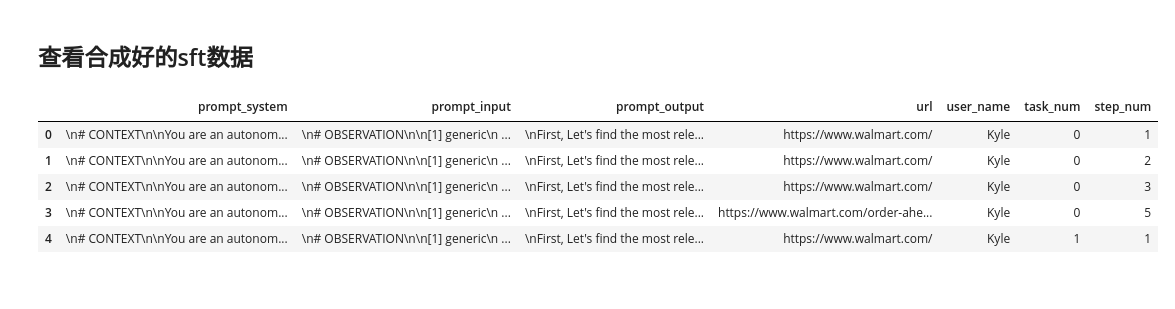
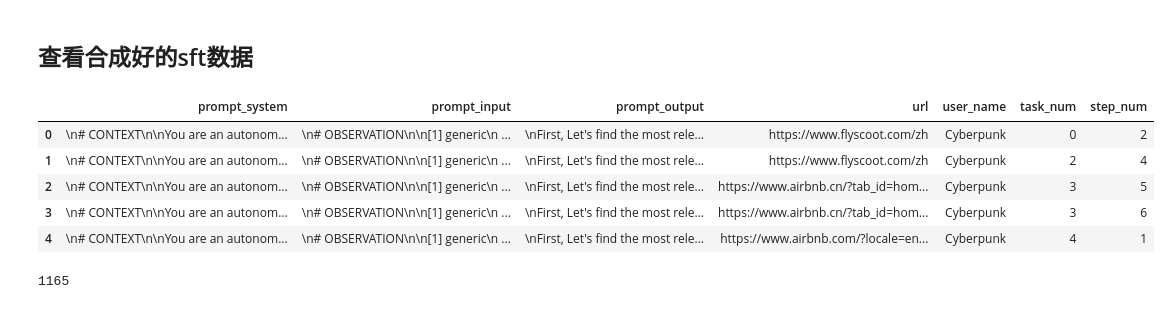
Before and after one commit to azusa-li/UI-Agent, a Jupyter notebook: watch_data.ipynb, the cells around one changed output. Drawn from its saved outputs; the diff is of its cells as text; code cells hidden in the pictures.

Commit message:
preparing sft data

```diff
--- a/watch_data.ipynb
+++ b/watch_data.ipynb
@@ -219,17 +219,25 @@ File: HATBTBS.json
 # %%
 import json
 import pandas as pd
 
-sample_sft_data_path = "./sft_data/Kyle_sft.jsonl"
+prefix = "selected_50"
+# user_name = "Cyberpunk"
+
+# sample_sft_data_path = f"./sft_data/{prefix}/{user_name}_{prefix}_0_50_sft.jsonl"
+sample_sft_data_path = f"./data/sft_data/{prefix}/all_{prefix}_sft.jsonl"
 
 sample_sft_data = pd.read_json(sample_sft_data_path, lines=True)
 sample_sft_data.head()
 # %% [output]
 |  | prompt_system | prompt_input | prompt_output | url | user_name | task_num | step_num |
-| 0 | \n# CONTEXT\n\nYou are an autonom... | \n# OBSERVATION\n\n[1] generic\n ... | \nFirst, Let's find the most rele... | https://www.walmart.com/ | Kyle | 0 | 1 |
-| 1 | \n# CONTEXT\n\nYou are an autonom... | \n# OBSERVATION\n\n[1] generic\n ... | \nFirst, Let's find the most rele... | https://www.walmart.com/ | Kyle | 0 | 2 |
-| 2 | \n# CONTEXT\n\nYou are an autonom... | \n# OBSERVATION\n\n[1] generic\n ... | \nFirst, Let's find the most rele... | https://www.walmart.com/ | Kyle | 0 | 3 |
-| 3 | \n# CONTEXT\n\nYou are an autonom... | \n# OBSERVATION\n\n[1] generic\n ... | \nFirst, Let's find the most rele... | https://www.walmart.com/order-ahe... | Kyle | 0 | 5 |
-| 4 | \n# CONTEXT\n\nYou are an autonom... | \n# OBSERVATION\n\n[1] generic\n ... | \nFirst, Let's find the most rele... | https://www.walmart.com/ | Kyle | 1 | 1 |
+| 0 | \n# CONTEXT\n\nYou are an autonom... | \n# OBSERVATION\n\n[1] generic\n ... | \nFirst, Let's find the most rele... | https://www.flyscoot.com/zh | Cyberpunk | 0 | 2 |
+| 1 | \n# CONTEXT\n\nYou are an autonom... | \n# OBSERVATION\n\n[1] generic\n ... | \nFirst, Let's find the most rele... | https://www.flyscoot.com/zh | Cyberpunk | 2 | 4 |
+| 2 | \n# CONTEXT\n\nYou are an autonom... | \n# OBSERVATION\n\n[1] generic\n ... | \nFirst, Let's find the most rele... | https://www.airbnb.cn/?tab_id=hom... | Cyberpunk | 3 | 5 |
+| 3 | \n# CONTEXT\n\nYou are an autonom... | \n# OBSERVATION\n\n[1] generic\n ... | \nFirst, Let's find the most rele... | https://www.airbnb.cn/?tab_id=hom... | Cyberpunk | 3 | 6 |
+| 4 | \n# CONTEXT\n\nYou are an autonom... | \n# OBSERVATION\n\n[1] generic\n ... | \nFirst, Let's find the most rele... | https://www.airbnb.com/?locale=en... | Cyberpunk | 4 | 1 |
+# %%
+len(sample_sft_data)
+# %% [output]
+1165
 # %%
 sample_sft_data.prompt_input.value_counts()
```
Also changed, not shown: parts of 19 cells of this notebook, 6 other files.
